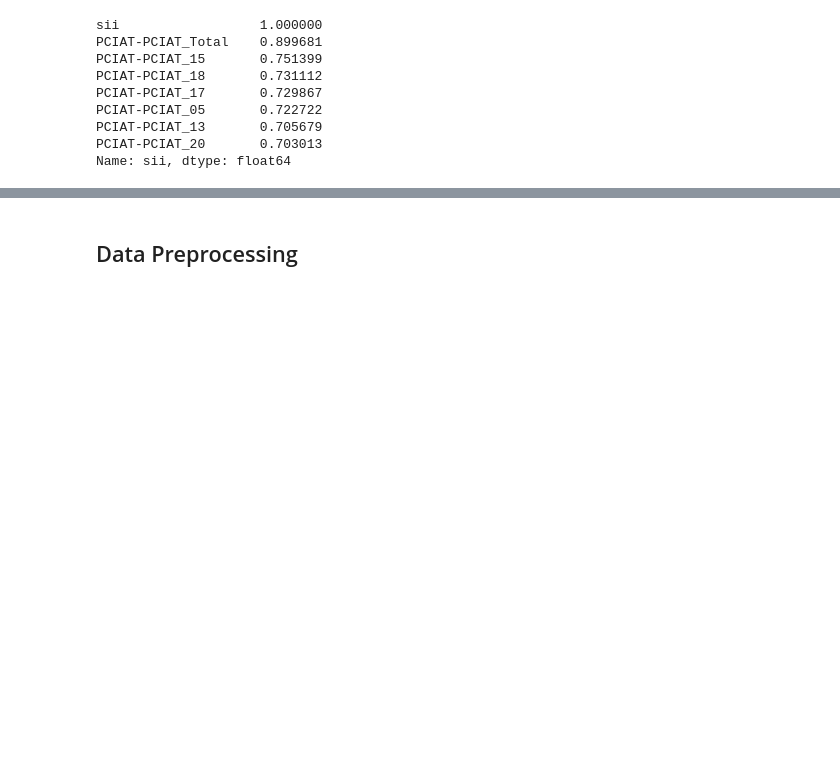
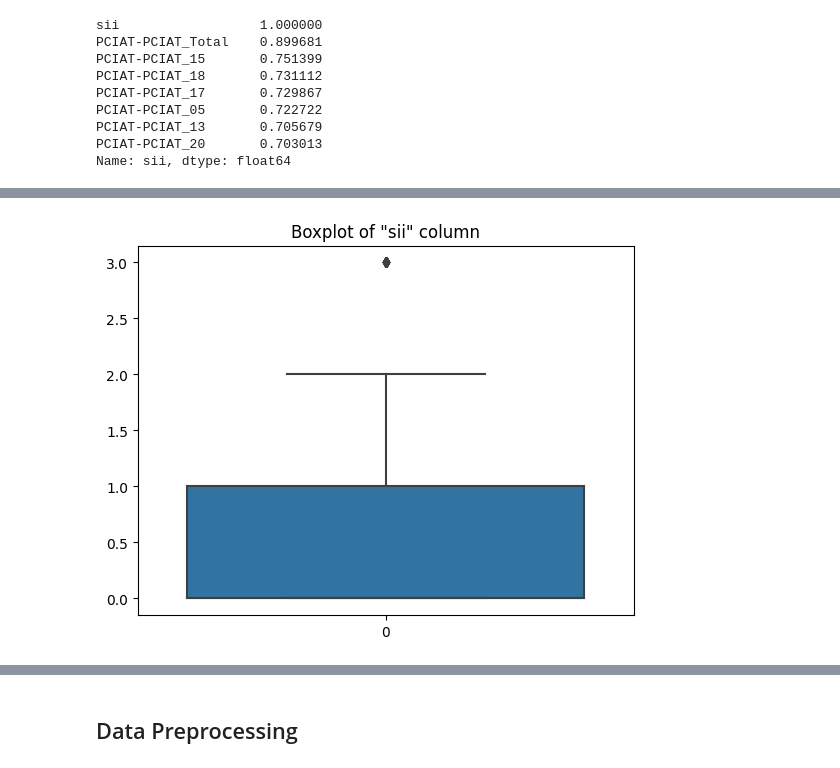
Before and after one commit to Ramtin-Karbaschi/BehaviorDetection_and_MobileMarketAnalysis, a Jupyter notebook: stat.ipynb, the cells around one changed output, grey strips where cells are left out. Cells and saved outputs as stored; diff of their text form; code cells hidden in the pictures; blank space fills up the shorter version.

```diff
--- a/stat.ipynb
+++ b/stat.ipynb
@@ -137,0 +162,8 @@ Name: sii, dtype: float64
+# %%
+# Boxplot for outlier detection
+
+sns.boxplot(df['sii'])
+plt.title(f'Boxplot of "sii" column')
+plt.show()
+# %% [output]
+[figure, added]
```
Also changed, not shown: parts of 6 cells of this notebook.
